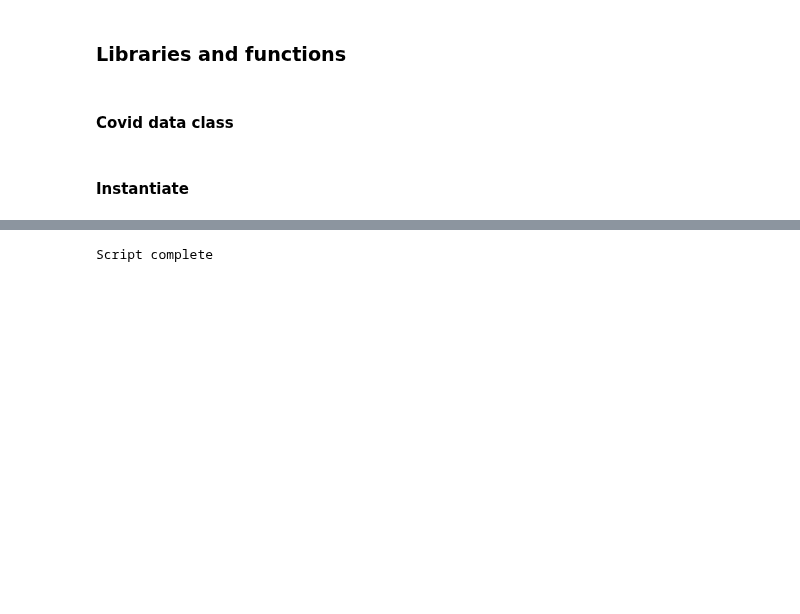
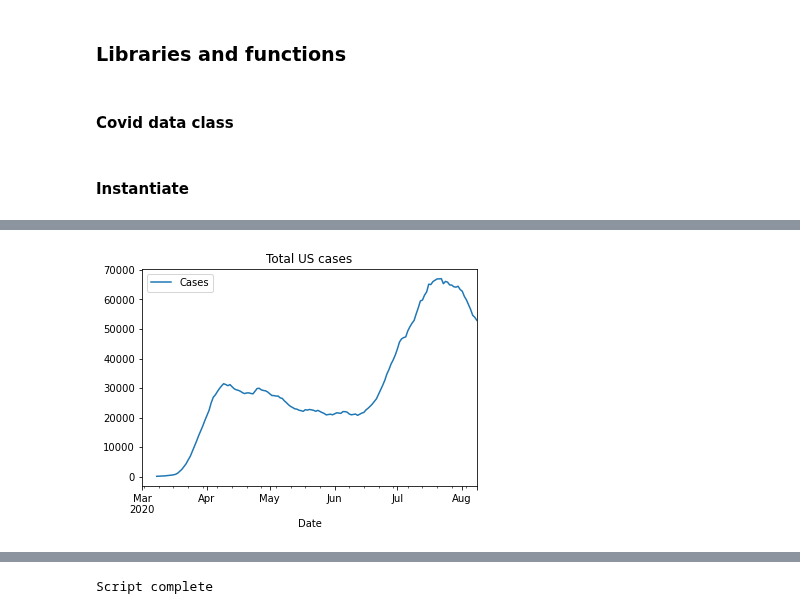
Before and after one commit to dturner195/covid_data, a Jupyter notebook: Master_dashboard.ipynb, the cells around one changed output, grey strips where cells are left out. Drawn from its saved outputs; the diff is of its cells as text; code cells hidden in the pictures; blank space fills up the shorter version.

```diff
--- a/Master_dashboard.ipynb
+++ b/Master_dashboard.ipynb
@@ -649,0 +702,10 @@ Projections start: 2020-08-07
+# %%
+# Display national cases
+data.df_covid.pivot_table(index = 'Date',
+                            values = 'Cases',
+                            aggfunc='sum')['2020-03-01':].diff().rolling(7).mean().plot()
+
+plt.title('Total US cases')
+plt.show()
+# %% [output]
+[figure, added]
```
Also changed, not shown: parts of 9 cells of this notebook, 6 other files.
